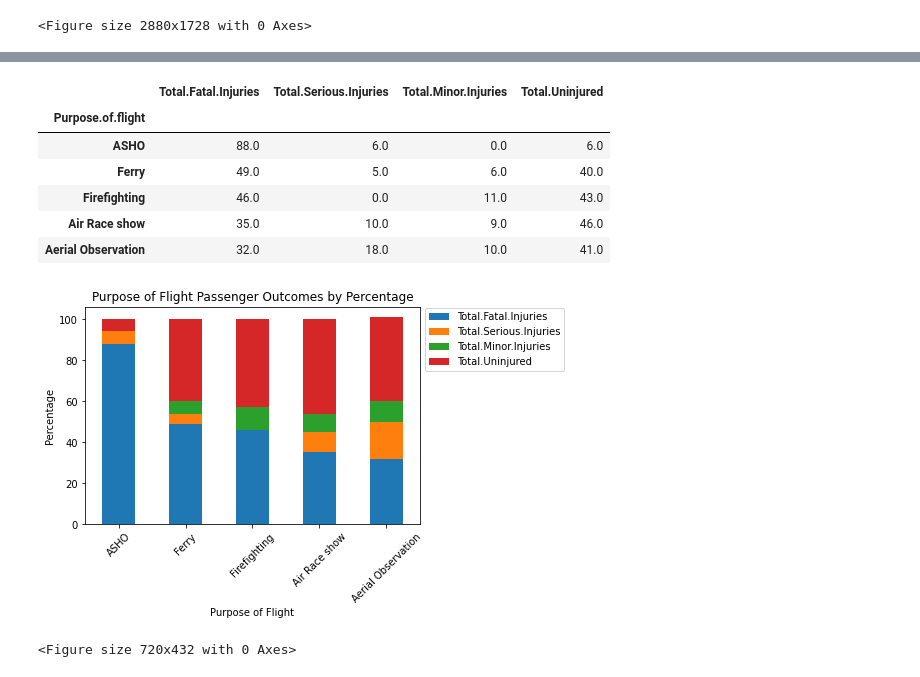
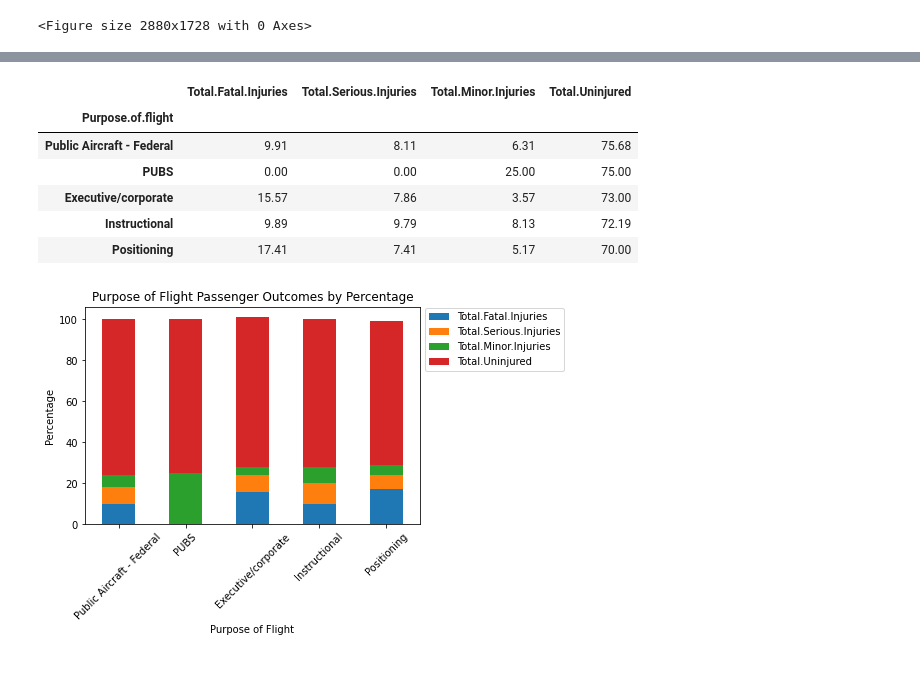
Before and after one commit to raquel-palumbo/Phase-One-Project-Final, a Jupyter notebook: Phase 1 Project.ipynb, the cells around one changed output, grey strips where cells are left out. Drawn from its saved outputs; the diff is of its cells as text; code cells hidden in the pictures.

```diff
--- a/Phase 1 Project.ipynb
+++ b/Phase 1 Project.ipynb
@@ -10,6 +34,6 @@ We will be using a dataset from National Transportation Safety Board that contai
 # %%
 #import the data
-aviation_data = pd.read_csv('/Users/raquelpalumbo/Documents/Flatiron/dsc-data-science-env-config/AviationData.csv', encoding = 'latin-1', low_memory=False)
+aviation_data = pd.read_csv('data/AviationData.csv', encoding = 'latin-1', low_memory=False)
 # %%
 #view the dataset
 aviation_data.head()
@@ -46,0 +112,3 @@ We do not need the following columns as they will not be relevant to the analysi
+# %%
+#remove columns that contain data we will not need
+aviation_data = aviation_data.drop(['Airport.Code','Air.carrier','Investigation.Type','Latitude', 'Longitude','Accident.Number', 'Event.Id','Registration.Number', 'FAR.Description', 'Report.Status', 'Amateur.Built', 'Number.of.Engines'], axis =1)
@@ -49,3 +139,0 @@ We do not need the following columns as they will not be relevant to the analysi
-# %%
-#remove columns that contain data we will not need
-aviation_data = aviation_data.drop(['Airport.Code','Air.carrier','Investigation.Type','Latitude', 'Longitude','Accident.Number', 'Publication.Date', 'Event.Id','Registration.Number', 'FAR.Description', 'Report.Status', 'Amateur.Built', 'Number.of.Engines'], axis =1)
@@ -330,22 +449,20 @@ aviation_data_by_purpose['Total.Uninjured'] = ((aviation_data_by_purpose['Total.
 #drop unneeded columns
 aviation_data_by_purpose.drop(['Total.Injuries', 'Num.Passengers'], axis = 1, inplace = True)
 # %%
-unsafest_flight_purposes = aviation_data_by_purpose.sort_values('Total.Fatal.Injuries', ascending=False).nlargest(5, columns='Total.Fatal.Injuries')
-unsafest_flight_purposes.round()
+safest_flight_purposes = aviation_data_by_purpose.sort_values('Total.Uninjured', ascending=False).nlargest(5, columns='Total.Uninjured')
+safest_flight_purposes.round(2)
 # %% [output]
 |  | Total.Fatal.Injuries | Total.Serious.Injuries | Total.Minor.Injuries | Total.Uninjured |
 | Purpose.of.flight |  |  |  |  |
-| ASHO | 88.0 | 6.0 | 0.0 | 6.0 |
-| Ferry | 49.0 | 5.0 | 6.0 | 40.0 |
-| Firefighting | 46.0 | 0.0 | 11.0 | 43.0 |
-| Air Race show | 35.0 | 10.0 | 9.0 | 46.0 |
-| Aerial Observation | 32.0 | 18.0 | 10.0 | 41.0 |
+| Public Aircraft - Federal | 9.91 | 8.11 | 6.31 | 75.68 |
+| PUBS | 0.00 | 0.00 | 25.00 | 75.00 |
+| Executive/corporate | 15.57 | 7.86 | 3.57 | 73.00 |
+| Instructional | 9.89 | 9.79 | 8.13 | 72.19 |
+| Positioning | 17.41 | 7.41 | 5.17 | 70.00 |
 # %%
 #plot the passenger outcomes by percentages
-unsafest_flight_purposes.round().plot(kind='bar', stacked=True, title= 'Purpose of Flight Passenger Outcomes by Percentage', ylabel='Percentage', xlabel='Purpose of Flight', rot = 45)
+safest_flight_purposes.round().plot(kind='bar', stacked=True, title= 'Purpose of Flight Passenger Outcomes by Percentage', ylabel='Percentage', xlabel='Purpose of Flight', rot = 45)
 plt.legend(loc='center left', bbox_to_anchor=(1.0, 0.85))
-plt.figure(figsize=(10, 6))
-plt.savefig('Purpose of Flight Passenger Outcomes')
+plt.show()
 # %% [output]
-[figure, old version]
+[figure, new version]
-<Figure size 720x432 with 0 Axes>
```
Also changed, not shown: parts of 68 cells of this notebook, 9 other files.
